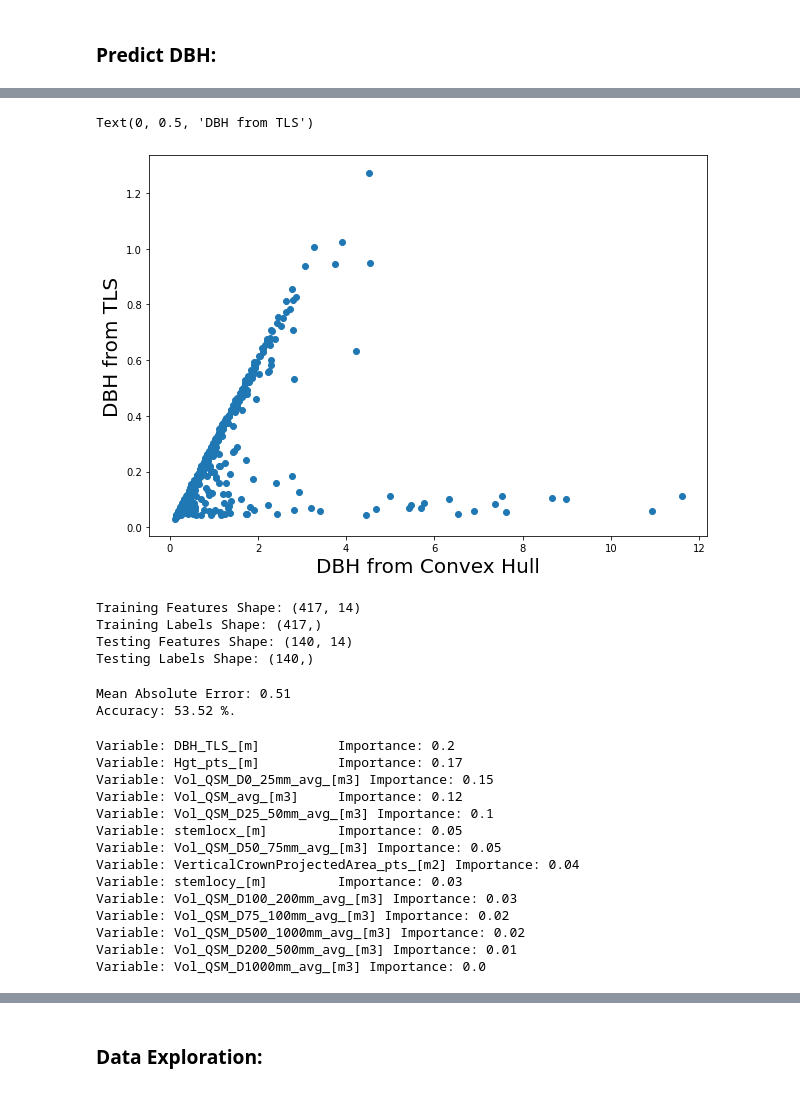
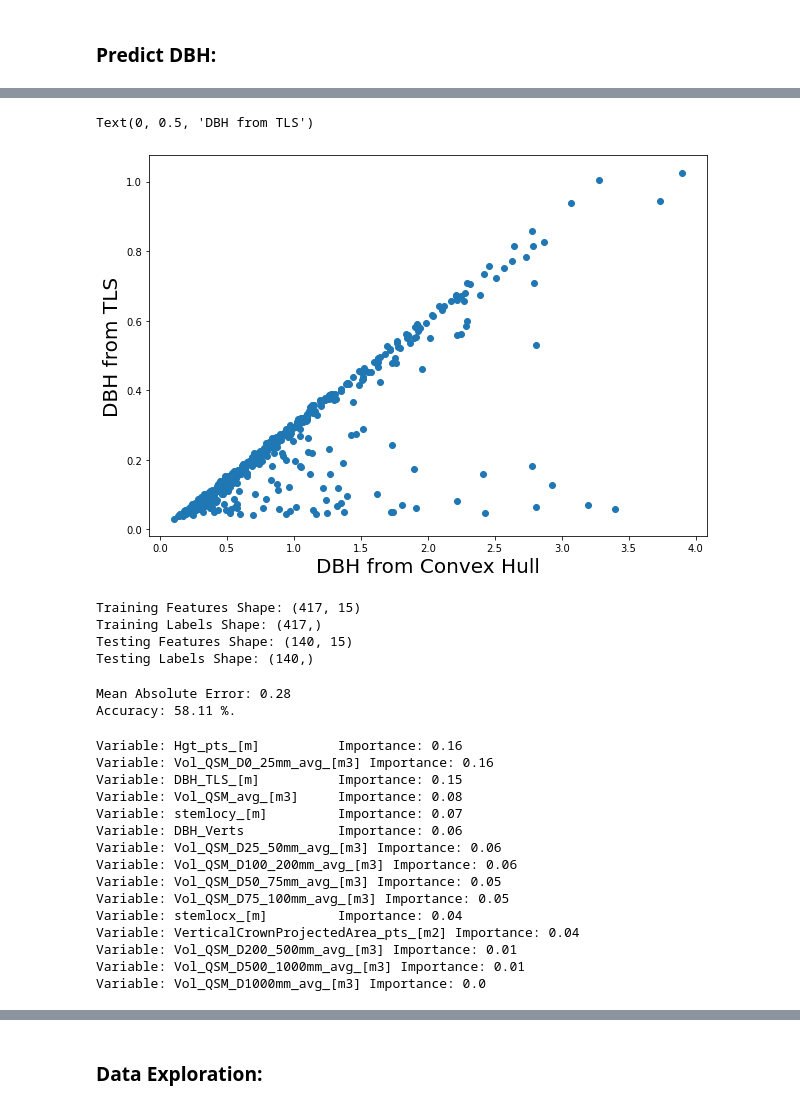
Before and after one commit to sabinenix/CloudDBH, a Jupyter notebook: CloudDBH.ipynb, the cells around one changed output, grey strips where cells are left out. Drawn from its saved outputs; the diff is of its cells as text; code cells hidden in the pictures.

```diff
--- a/CloudDBH.ipynb
+++ b/CloudDBH.ipynb
@@ -444,6 +578,7 @@ def calc_convexhull(trees, ptspath, plot=True):
     # initialize empty lists of tree numbers and dbhs
     tree_list = []
     dbh_list = []
+    vert_list = []
 
     # loop through trees, calculate dbh, plot
     for tree in trees:
@@ -475,6 +610,7 @@ def calc_convexhull(trees, ptspath, plot=True):
         # Calculate DBH (convex hull) using scipy ConvexHull
         dbh = ConvexHull(xy_dbh_arr)
         dbh_list.append(dbh.area)
+        vert_list.append(len(dbh.vertices))
 
         if plot:
             # plot scatter plot of points in cross section
@@ -504,7 +640,8 @@ def calc_convexhull(trees, ptspath, plot=True):
                 rowind +=1
                 colind = 0
 
-    df_dbh = pd.DataFrame(list(zip(tree_list, dbh_list)), columns = ['TLS_ID', 'DBH_CV'])
+
+    df_dbh = pd.DataFrame(list(zip(tree_list, dbh_list, vert_list)), columns = ['TLS_ID', 'DBH_CV', 'DBH_Verts'])
 
     return df_dbh
 # %%
@@ -594,15 +743,18 @@ treedata.head()
 # %%
 # select only single stem trees from csv
 #ss_treedata = treecsv[treecsv[['TLS_ID']].apply(lambda x: x[-1].isdigit(), axis=1)]
 
+smalltrees = treedata[treedata['DBH_CV']<4]
+
+
 
 plt.figure(figsize=(10,7))
-plt.scatter(treedata['DBH_CV'], treedata['DBH_TLS_[m]'])
+plt.scatter(smalltrees['DBH_CV'], smalltrees['DBH_TLS_[m]'])
 plt.xlabel('DBH from Convex Hull', fontsize=20)
 plt.ylabel('DBH from TLS', fontsize=20)
 # %% [output]
 Text(0, 0.5, 'DBH from TLS')
-[figure, old version]
+[figure, new version]
 # %%
 #https://towardsdatascience.com/random-forest-in-python-24d0893d51c0
 
@@ -629,9 +781,9 @@ print('Training Labels Shape:', train_labels.shape)
 print('Testing Features Shape:', test_features.shape)
 print('Testing Labels Shape:', test_labels.shape)
 # %% [output]
-Training Features Shape: (417, 14)
+Training Features Shape: (417, 15)
 Training Labels Shape: (417,)
-Testing Features Shape: (140, 14)
+Testing Features Shape: (140, 15)
 Testing Labels Shape: (140,)
 # %%
 # Import the model we are using
@@ -654,8 +806,8 @@ mape = 100 * (errors / test_labels)
 accuracy = 100 - np.mean(mape)
 print('Accuracy:', round(accuracy, 2), '%.')
 # %% [output]
-Mean Absolute Error: 0.51
-Accuracy: 53.52 %.
+Mean Absolute Error: 0.28
+Accuracy: 58.11 %.
 # %%
 # Get numerical feature importances
 importances = list(rf.feature_importances_)
@@ -666,19 +818,20 @@ feature_importances = sorted(feature_importances, key = lambda x: x[1], reverse
 # Print out the feature and importances
 [print('Variable: {:20} Importance: {}'.format(*pair)) for pair in feature_importances];
 # %% [output]
-Variable: DBH_TLS_[m]          Importance: 0.2
-Variable: Hgt_pts_[m]          Importance: 0.17
-Variable: Vol_QSM_D0_25mm_avg_[m3] Importance: 0.15
-Variable: Vol_QSM_avg_[m3]     Importance: 0.12
-Variable: Vol_QSM_D25_50mm_avg_[m3] Importance: 0.1
-Variable: stemlocx_[m]         Importance: 0.05
+Variable: Hgt_pts_[m]          Importance: 0.16
+Variable: Vol_QSM_D0_25mm_avg_[m3] Importance: 0.16
+Variable: DBH_TLS_[m]          Importance: 0.15
+Variable: Vol_QSM_avg_[m3]     Importance: 0.08
+Variable: stemlocy_[m]         Importance: 0.07
+Variable: DBH_Verts            Importance: 0.06
+Variable: Vol_QSM_D25_50mm_avg_[m3] Importance: 0.06
+Variable: Vol_QSM_D100_200mm_avg_[m3] Importance: 0.06
 Variable: Vol_QSM_D50_75mm_avg_[m3] Importance: 0.05
+Variable: Vol_QSM_D75_100mm_avg_[m3] Importance: 0.05
+Variable: stemlocx_[m]         Importance: 0.04
 Variable: VerticalCrownProjectedArea_pts_[m2] Importance: 0.04
-Variable: stemlocy_[m]         Importance: 0.03
-Variable: Vol_QSM_D100_200mm_avg_[m3] Importance: 0.03
-Variable: Vol_QSM_D75_100mm_avg_[m3] Importance: 0.02
-Variable: Vol_QSM_D500_1000mm_avg_[m3] Importance: 0.02
 Variable: Vol_QSM_D200_500mm_avg_[m3] Importance: 0.01
+Variable: Vol_QSM_D500_1000mm_avg_[m3] Importance: 0.01
 Variable: Vol_QSM_D1000mm_avg_[m3] Importance: 0.0
 # %%
 #rf_results = pd.DataFrame(mape, predictions, test_labels)
```
Also changed, not shown: parts of 12 cells of this notebook.
